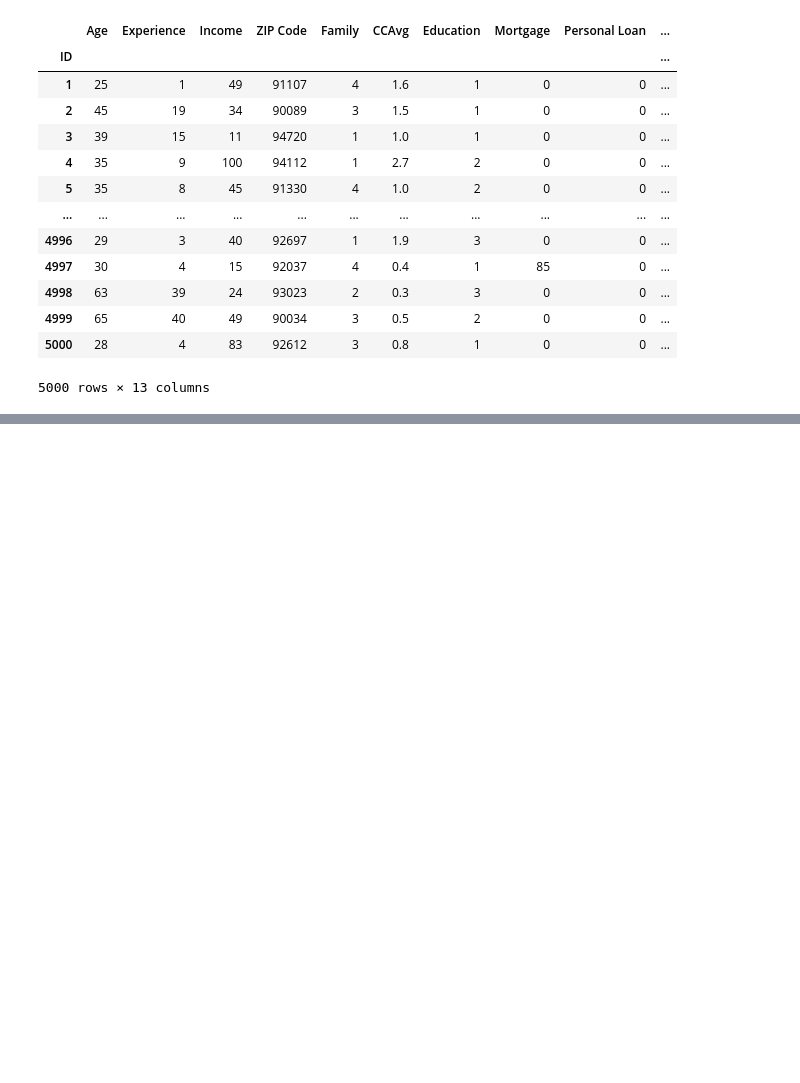
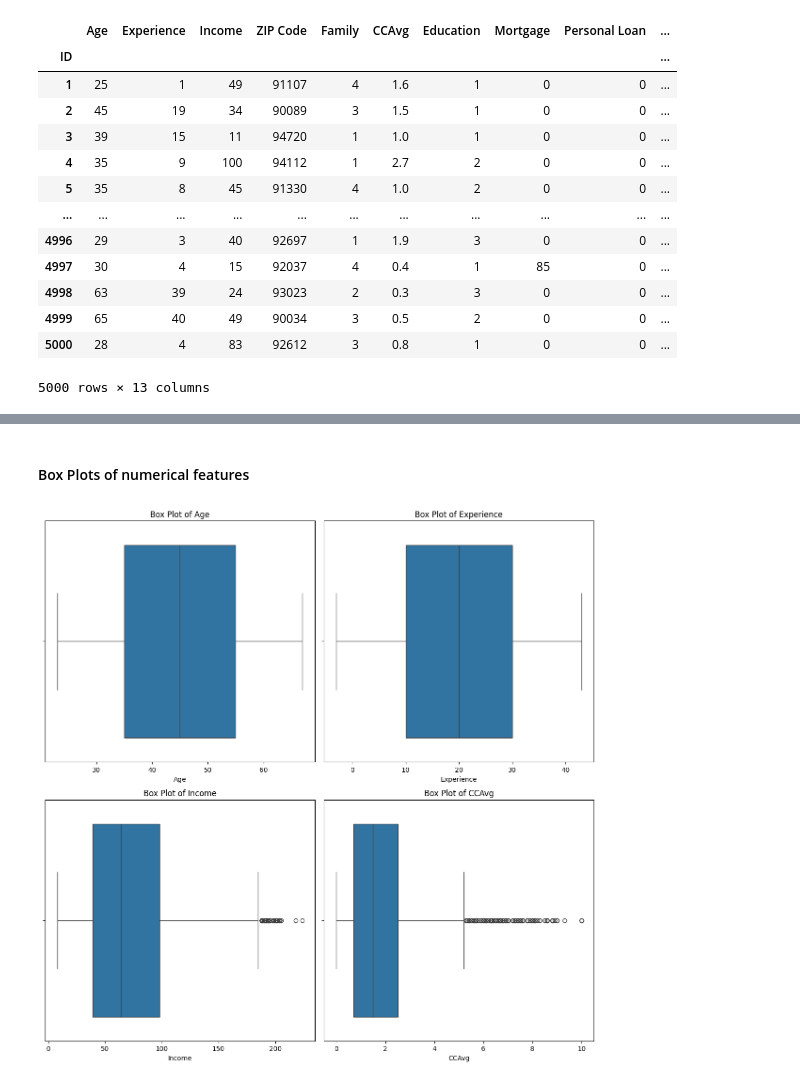
Before and after one commit to humbertoyusta/bank-loan-m4, a Jupyter notebook: BankLoanM4.ipynb, the cells around one changed output, grey strips where cells are left out. Drawn from its saved outputs; the diff is of its cells as text; code cells hidden in the pictures; blank space fills up the shorter version.

```diff
--- a/BankLoanM4.ipynb
+++ b/BankLoanM4.ipynb
@@ -30,0 +217,22 @@ pairplot.savefig('pairplot.png')
+# %% [markdown]
+#### Box Plots of numerical features
+# %%
+fig, axes = plt.subplots(2, 2, figsize=(12, 12))
+
+sns.boxplot(data=loan_df, x='Age', ax=axes[0, 0])
+axes[0, 0].set_title('Box Plot of Age')
+
+sns.boxplot(data=loan_df, x='Experience', ax=axes[0, 1])
+axes[0, 1].set_title('Box Plot of Experience')
+
+sns.boxplot(data=loan_df, x='Income', ax=axes[1, 0])
+axes[1, 0].set_title('Box Plot of Income')
+
+sns.boxplot(data=loan_df, x='CCAvg', ax=axes[1, 1])
+axes[1, 1].set_title('Box Plot of CCAvg')
+
+plt.savefig('plots/boxplots.png')
+plt.tight_layout()
+plt.show()
+# %% [output]
+[figure, added]
```
Also changed, not shown: parts of 35 cells of this notebook, 17 other files.
